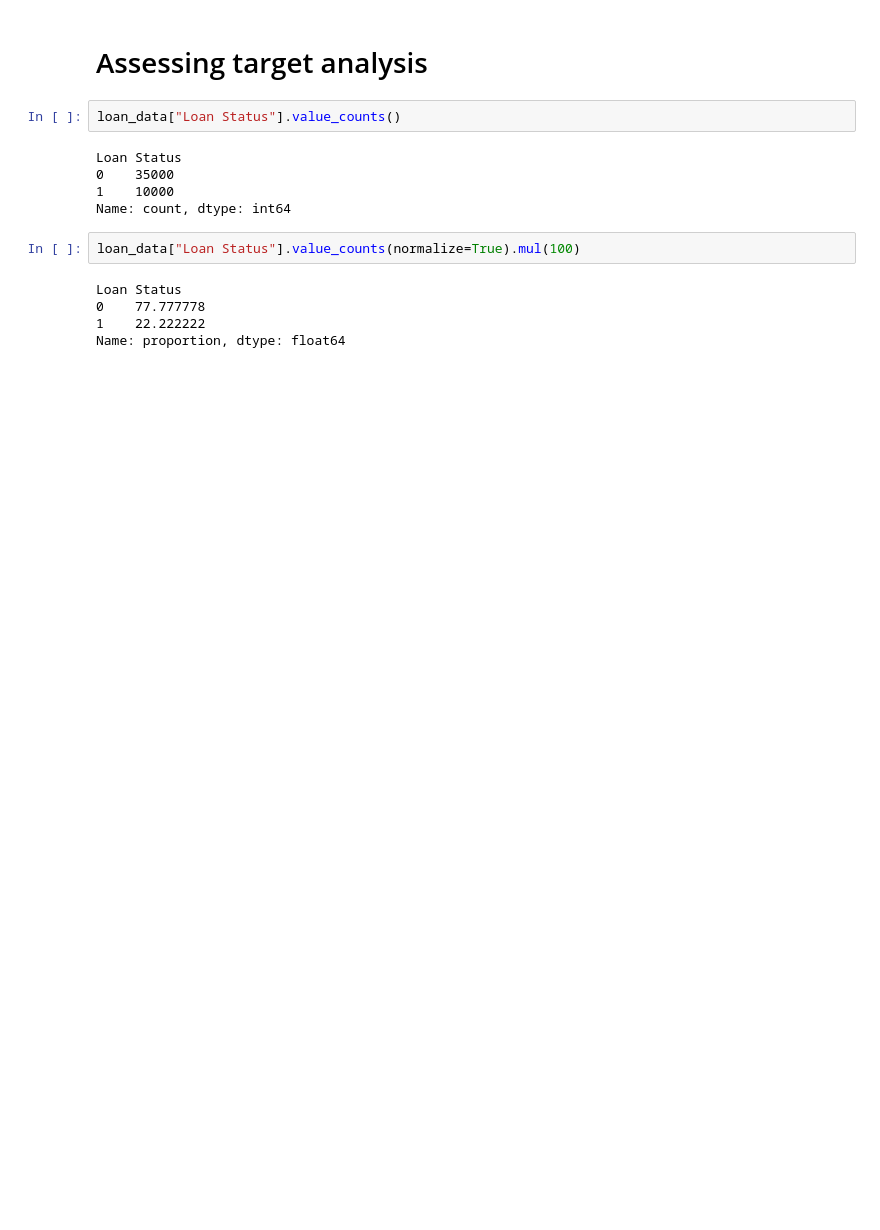
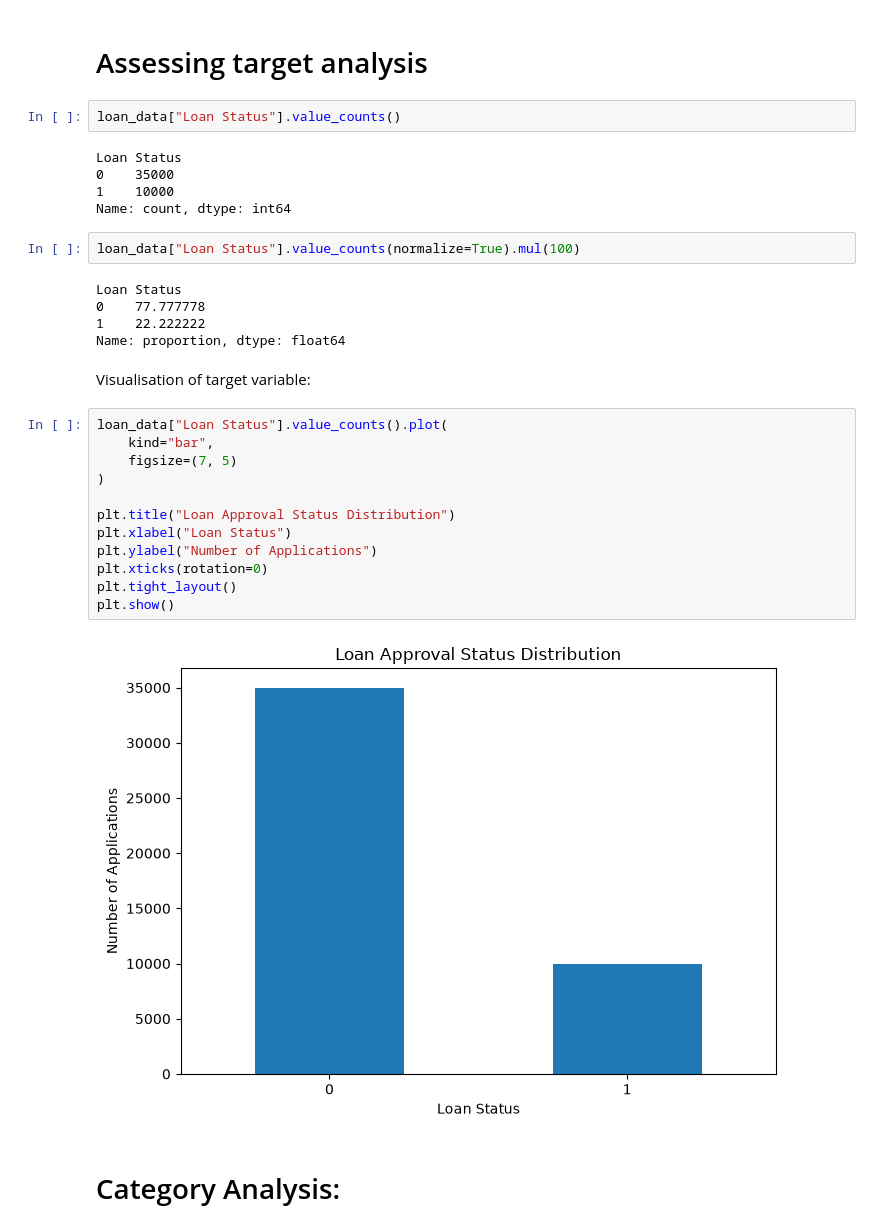
Before and after one commit to Xilaveko028/loan-approval-prediction, a Jupyter notebook: notebooks/02_EDA.ipynb, the cells around one changed output. Drawn from its saved outputs; the diff is of its cells as text; blank space fills up the shorter version.

Commit message:
feat3: Added diagrams

```diff
--- a/notebooks/02_EDA.ipynb
+++ b/notebooks/02_EDA.ipynb
@@ -46,3 +58,21 @@ Loan Status
 0    77.777778
 1    22.222222
 Name: proportion, dtype: float64
+# %% [markdown]
+Visualisation of target variable:
+# %%
+loan_data["Loan Status"].value_counts().plot(
+    kind="bar",
+    figsize=(7, 5)
+)
+
+plt.title("Loan Approval Status Distribution")
+plt.xlabel("Loan Status")
+plt.ylabel("Number of Applications")
+plt.xticks(rotation=0)
+plt.tight_layout()
+plt.show()
+# %% [output]
+[figure, added]
+# %% [markdown]
+# Category Analysis:
```
Also changed, not shown: parts of 37 cells of this notebook.
